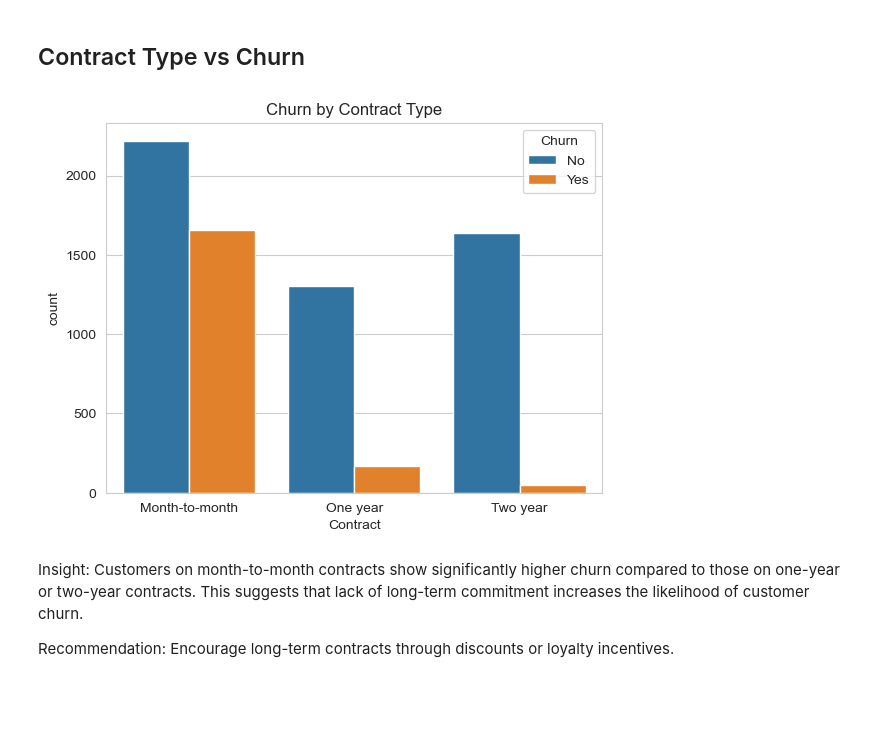
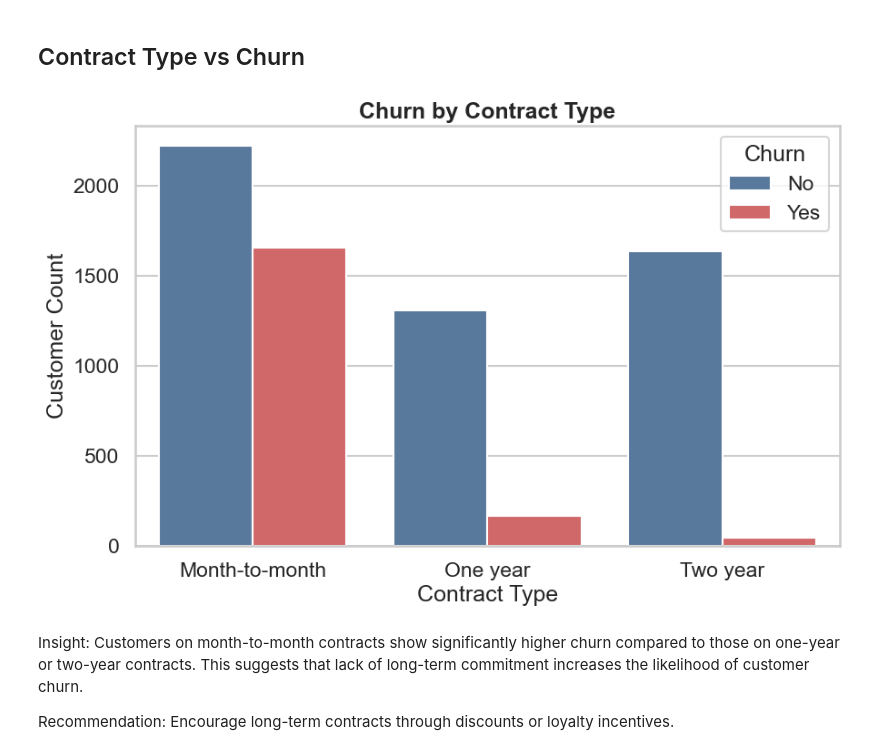
Before and after one commit to MonwabisiThebe/FUTURE_DS_02, a Jupyter notebook: TASK2.ipynb, the cells around one changed output. Saved outputs shown, nothing was run; the diff lists cells and outputs as text; code cells hidden in the pictures; blank space fills up the shorter version.

```diff
--- a/TASK2.ipynb
+++ b/TASK2.ipynb
@@ -64,3 +66,11 @@ df.dropna(inplace=True)
+# %%
+sns.set_style("whitegrid")
+sns.set_context("talk")
+
+plt.rcParams['figure.figsize'] = (10, 6)
+
+# Consistent colors
+colors = {'Yes': '#E15759', 'No': '#4E79A7'}
 # %% [markdown]
 ## Churn Rate
 # %%
@@ -99,11 +128,21 @@ Insight: Approximately 26% of customers have churned.
 # %% [markdown]
 ## Contract Type vs Churn
 # %%
-sns.countplot(data=df, x='Contract', hue='Churn')
-plt.title("Churn by Contract Type")
+sns.countplot(
+    data=df,
+    x='Contract',
+    hue='Churn',
+    palette=colors
+)
+
+plt.title("Churn by Contract Type", fontweight='bold')
+plt.xlabel("Contract Type")
+plt.ylabel("Customer Count")
+plt.legend(title="Churn")
+
 plt.show()
 # %% [output]
-[figure, old version]
+[figure, new version]
 # %% [markdown]
 Insight:
 Customers on month-to-month contracts show significantly higher churn compared to those on one-year or two-year contracts.
```
Also changed, not shown: parts of 14 cells of this notebook.
